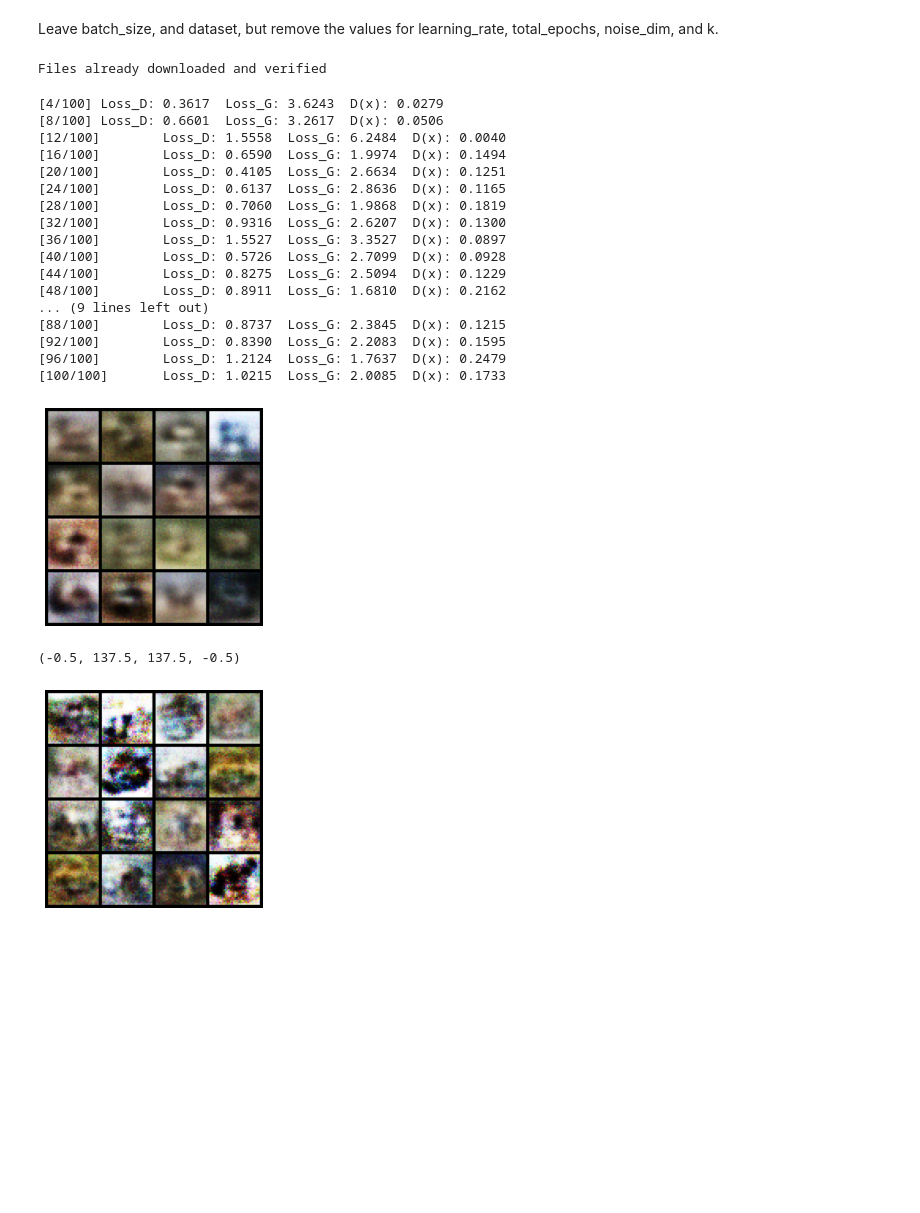
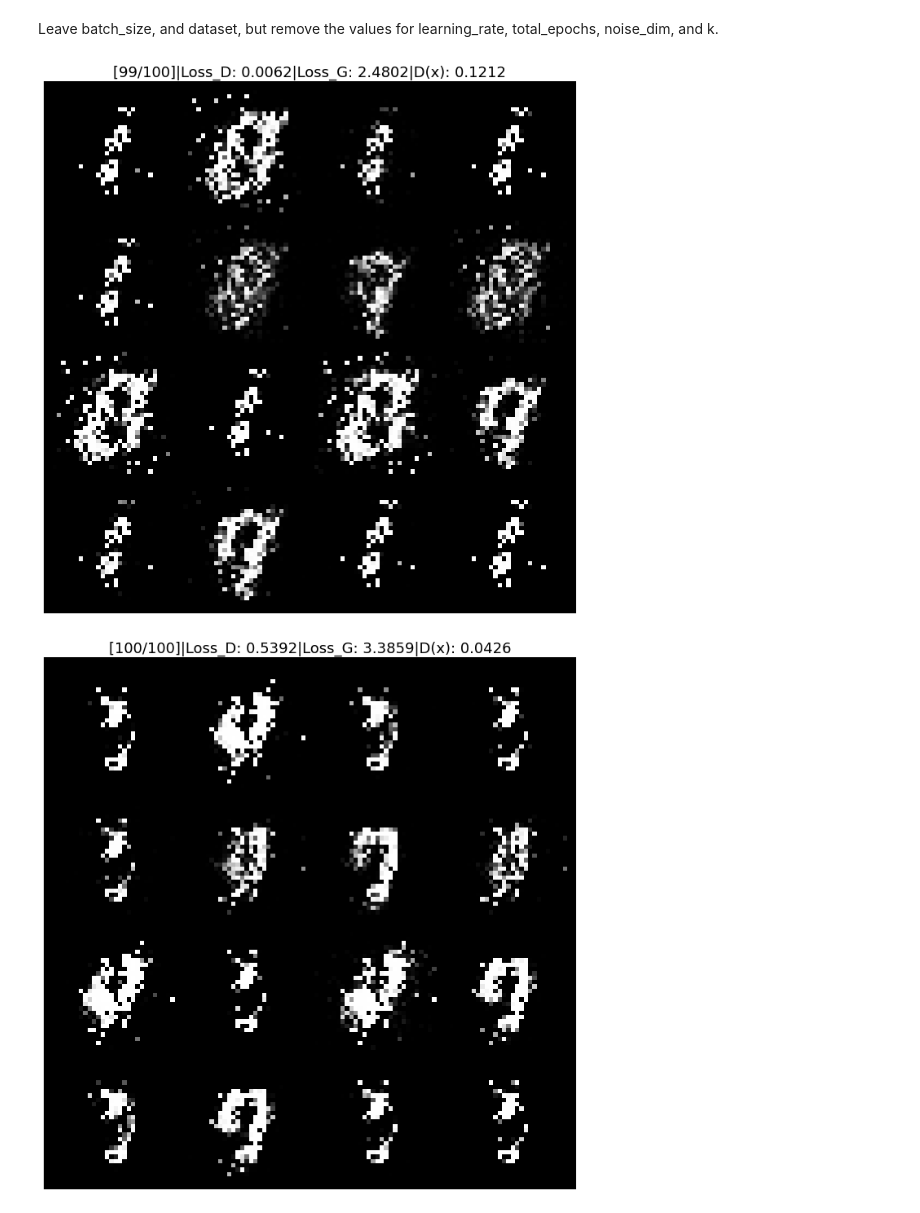
Before and after one commit to isaacrobinson2000/Week_8_GANs, a Jupyter notebook: gan_notebook.ipynb, the cells around one changed output. Saved outputs shown, nothing was run; the diff lists cells and outputs as text; code cells hidden in the pictures; blank space fills up the shorter version.

Commit message:
Add notes to exercise notebook, add exercises, change training loop for updated image rendering

```diff
--- a/gan_notebook.ipynb
+++ b/gan_notebook.ipynb
@@ -30,7 +32,7 @@ class DataLoad():
                                 transform = transforms.Compose([transforms.ToTensor(), transforms.Normalize([0.5],[0.5])]))
 
         # Comment this line out if you wish to use the full dataset.
-        mnist_data = torch.utils.data.Subset(mnist_data, sample(list(range(0,60000)), batch_size*100))
+        mnist_data = torch.utils.data.Subset(mnist_data, sample(list(range(0,30000)), batch_size*100))
 
         mnist_loader = DataLoader(mnist_data,
                                   batch_size = batch_size,
@@ -46,7 +48,7 @@ class DataLoad():
                                   transform = transforms.Compose([transforms.ToTensor(), transforms.Normalize([0.5],[0.5])]))
 
         # Comment these two lines out if you wish to use the full dataset.
-        sample_range = sample(list(range(0,50000)), batch_size*120)
+        sample_range = sample(list(range(0,25000)), batch_size*120)
         cifar_data = torch.utils.data.Subset(cifar_data, sample_range)
 
         cifar_loader = DataLoader(cifar_data,
@@ -183,10 +187,8 @@ noise_dim = 100
 k = 2
 # %%
 # Load training data:
-dataset = 'cifar10' # 'mnist' or 'cifar10'
+dataset = 'mnist' # 'mnist' or 'cifar10'
 train_loader = load_data(dataset)
-# %% [output]
-Files already downloaded and verified
 # %%
 # Loss function
 
@@ -208,12 +210,13 @@ optimizer_generator = torch.optim.Adam(generator.parameters(), lr = learning_rat
 optimizer_discriminator = torch.optim.Adam(discriminator.parameters(), lr = learning_rate, betas = (beta1, beta2))
 # %%
 # Training Loop
+
+fig, ax = plt.subplots(figsize=(12, 12))
+ax.axis('off')
 
 for epoch in range(total_epochs):
     # update the discriminator k times before updating the generator
     for i, (imgs, _) in enumerate(train_loader):
-
-
 
         imgs = imgs.to(device)
 
@@ -250,72 +253,44 @@ for epoch in range(total_epochs):
 
         if (epoch+1)%k == 0:
             optimizer_generator.zero_grad()
 
             # fake labels are real for generator cost
             # Since we just updated our discriminator, we need to do another forward pass of an all-fake batch
             # through our discriminator
 
             gen_imgs = generator(noise)
             output = discriminator(gen_imgs)
 
             # Now we need to calculate the probability of the discriminator classifying the fake images as real
             # If this probability is close to 0, then the generator has learnt how to fool the discriminator
 
             D_x = output.mean().item()
 
             # Calculate the generator's loss based on this
 
             loss_G = criterion(output, valid)
 
             loss_G.backward()
 
             # Calculate gradients for the generator:
             optimizer_generator.step()
 
-    if (epoch+1) % 4 == 0:
 
-        # Output the training stats
-        print('[%d/%d]\tLoss_D: %.4f\tLoss_G: %.4f\tD(x): %.4f\t'
+    display.clear_output(wait=True)
+    display.display(plt.gcf())
+
+    fake_sample = generator(fixed_noise)
+    image_grid = make_grid(fake_sample.to(device),
+                           padding=2,
+                           nrow=4,
+                           normalize = True)
+    ax.imshow(image_grid.cpu().permute(1,2,0))
+    ax.set_title('[%d/%d]|Loss_D: %.4f|Loss_G: %.4f|D(x): %.4f'
                 % (epoch+1, total_epochs,
                     loss_D.item(),
                     loss_G.item(),
-                    D_x))
-
-    if (epoch+1) % image_sample_frequency == 0:
-        fake_sample = generator(fixed_noise)
-        image_grid = make_grid(fake_sample.to(device),
-                               padding=2,
-                               nrow=4,
-                               normalize = True)
-        plt.imshow(image_grid.cpu().permute(1,2,0))
-        plt.axis('off')
+                    D_x),
+                size=18)
 # %% [output]
-[4/100] Loss_D: 0.3617  Loss_G: 3.6243  D(x): 0.0279
-[8/100] Loss_D: 0.6601  Loss_G: 3.2617  D(x): 0.0506
-[12/100]        Loss_D: 1.5558  Loss_G: 6.2484  D(x): 0.0040
-[16/100]        Loss_D: 0.6590  Loss_G: 1.9974  D(x): 0.1494
-[20/100]        Loss_D: 0.4105  Loss_G: 2.6634  D(x): 0.1251
-[24/100]        Loss_D: 0.6137  Loss_G: 2.8636  D(x): 0.1165
-[28/100]        Loss_D: 0.7060  Loss_G: 1.9868  D(x): 0.1819
-[32/100]        Loss_D: 0.9316  Loss_G: 2.6207  D(x): 0.1300
-[36/100]        Loss_D: 1.5527  Loss_G: 3.3527  D(x): 0.0897
-[40/100]        Loss_D: 0.5726  Loss_G: 2.7099  D(x): 0.0928
-[44/100]        Loss_D: 0.8275  Loss_G: 2.5094  D(x): 0.1229
-[48/100]        Loss_D: 0.8911  Loss_G: 1.6810  D(x): 0.2162
-... (9 lines left out)
-[88/100]        Loss_D: 0.8737  Loss_G: 2.3845  D(x): 0.1215
-[92/100]        Loss_D: 0.8390  Loss_G: 2.2083  D(x): 0.1595
-[96/100]        Loss_D: 1.2124  Loss_G: 1.7637  D(x): 0.2479
-[100/100]       Loss_D: 1.0215  Loss_G: 2.0085  D(x): 0.1733
-[figure, old version]
+[figure, new version]
+[figure, added]
-# %%
-fake_sample = generator(fixed_noise)
-image_grid = make_grid(fake_sample.to(device),
-                                       padding=2,
-                                       nrow=4,
-                                       normalize = True)
-plt.imshow(image_grid.cpu().permute(1,2,0))
-plt.axis('off')
-# %% [output]
-(-0.5, 137.5, 137.5, -0.5)
-[figure, removed]
```
Also changed, not shown: parts of 3 cells of this notebook, 1 other file.
